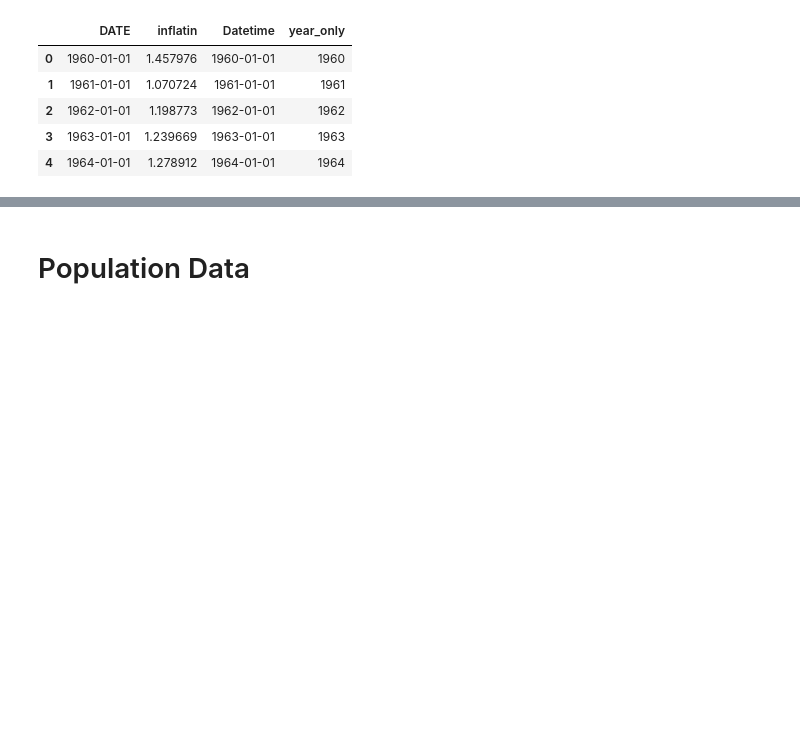
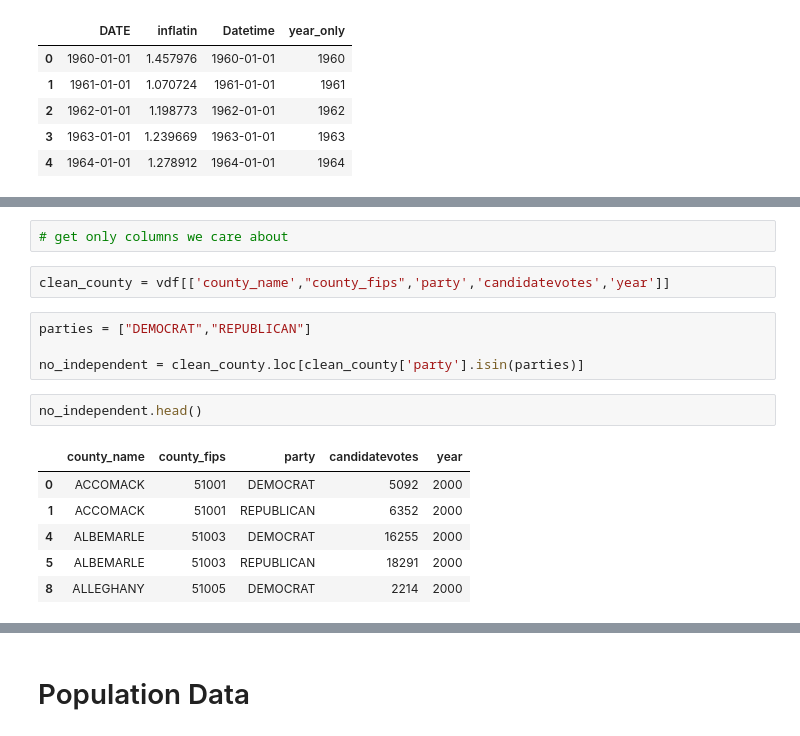
Before and after one commit to ashleyr05/project_voting, a Jupyter notebook: va_voting.ipynb, the cells around one changed output, grey strips where cells are left out. Saved outputs shown, nothing was run; the diff lists cells and outputs as text; blank space fills up the shorter version.

Commit message:
cleaning df - for some reason can't get net votes to work

```diff
--- a/va_voting.ipynb
+++ b/va_voting.ipynb
@@ -154,0 +166,17 @@ i_df.head()
+# %%
+# get only columns we care about
+# %%
+clean_county = vdf[['county_name',"county_fips",'party','candidatevotes','year']]
+# %%
+parties = ["DEMOCRAT","REPUBLICAN"]
+
+no_independent = clean_county.loc[clean_county['party'].isin(parties)]
+# %%
+no_independent.head()
+# %% [output]
+|  | county_name | county_fips | party | candidatevotes | year |
+| 0 | ACCOMACK | 51001 | DEMOCRAT | 5092 | 2000 |
+| 1 | ACCOMACK | 51001 | REPUBLICAN | 6352 | 2000 |
+| 4 | ALBEMARLE | 51003 | DEMOCRAT | 16255 | 2000 |
+| 5 | ALBEMARLE | 51003 | REPUBLICAN | 18291 | 2000 |
+| 8 | ALLEGHANY | 51005 | DEMOCRAT | 2214 | 2000 |
```
Also changed, not shown: parts of 14 cells of this notebook.
